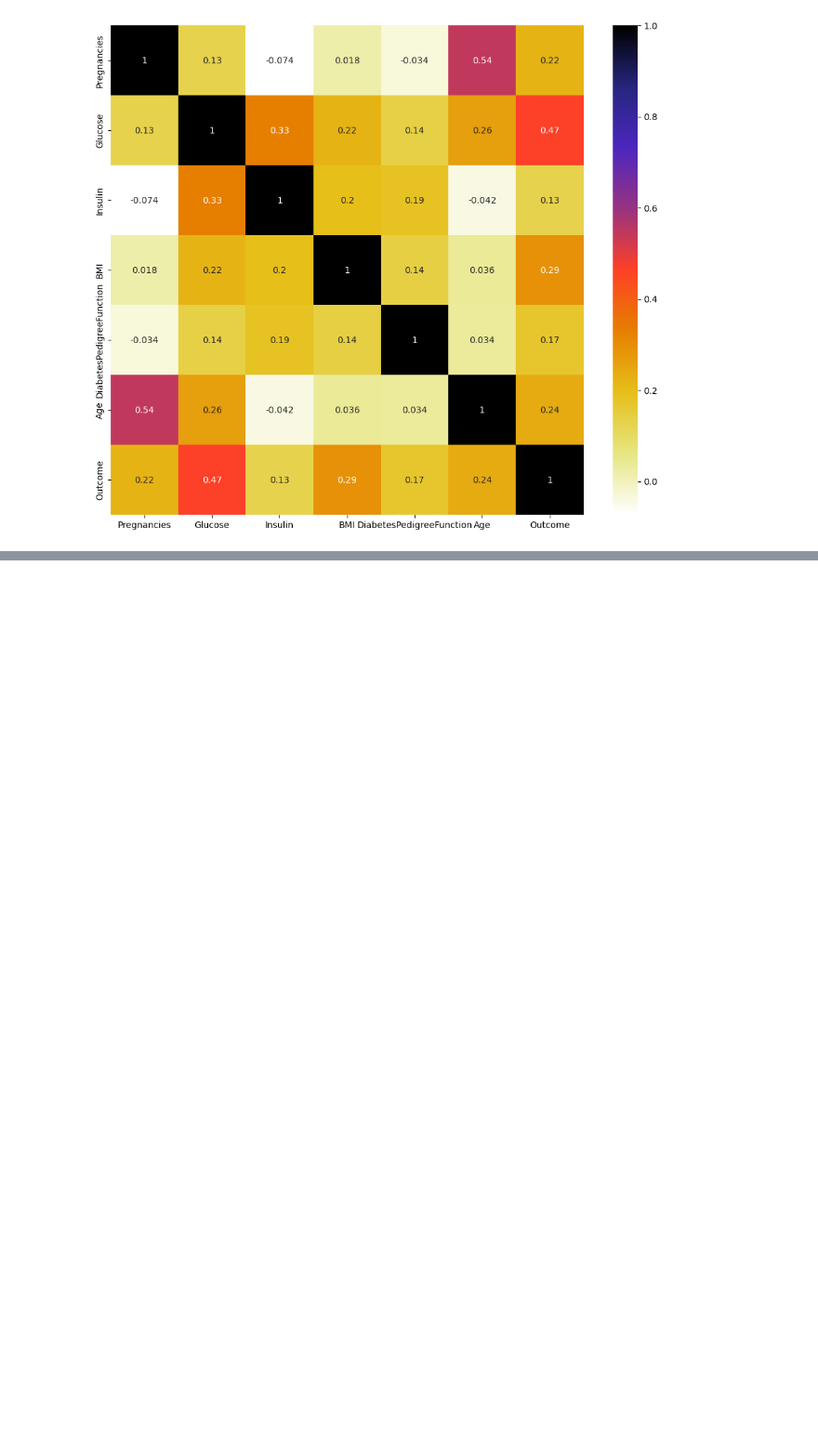
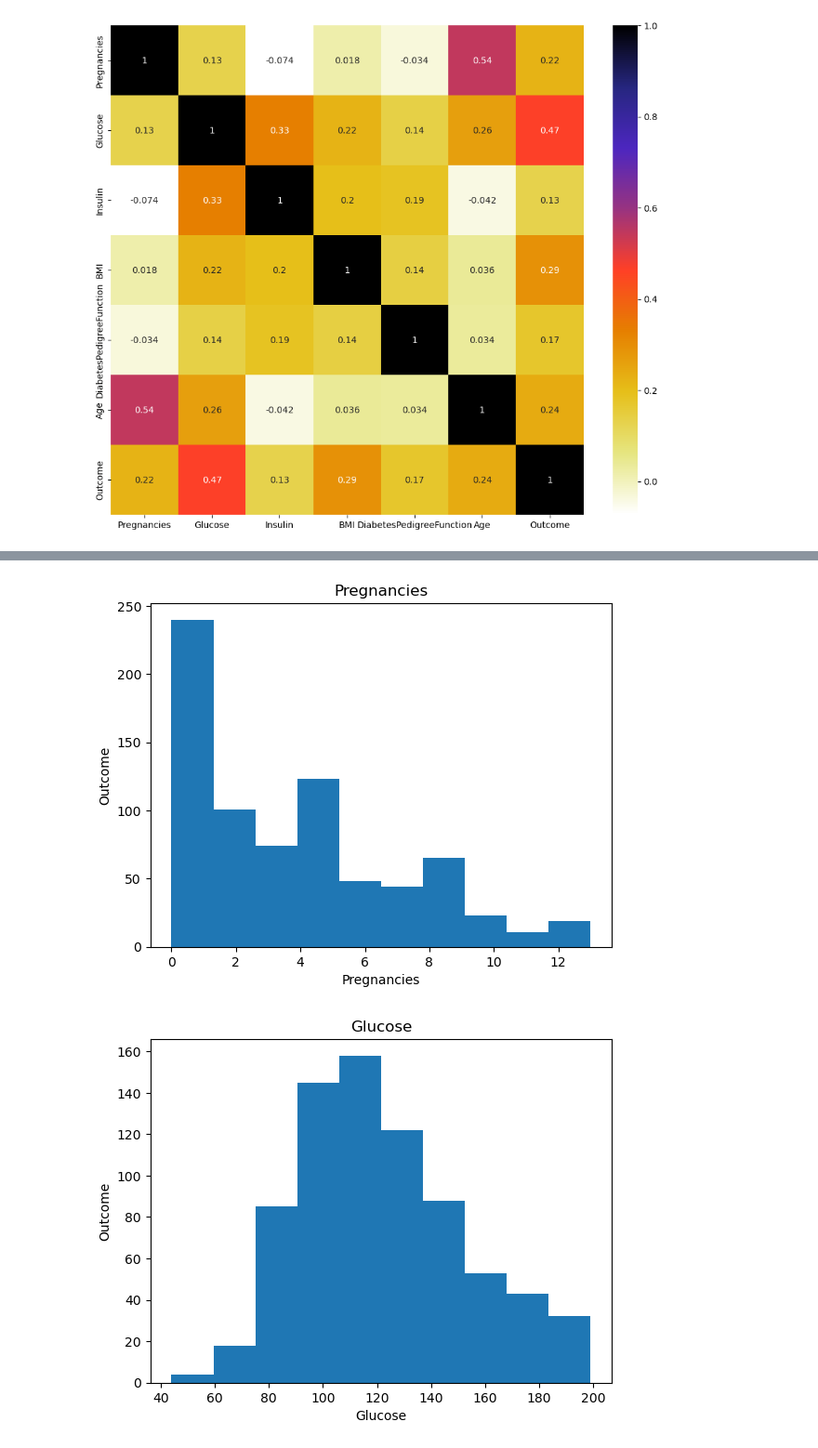
Before and after one commit to HUONSopanha/Introduction-to-Data-Science, a Jupyter notebook: Cleaning.ipynb, the cells around one changed output, grey strips where cells are left out. Shown at 93% size. Cells and saved outputs as stored; diff of their text form; code cells hidden in the pictures; blank space fills up the shorter version.

```diff
--- a/Cleaning.ipynb
+++ b/Cleaning.ipynb
@@ -84,0 +129,10 @@ for label in cols[:-1]:
+# %%
+for label in cols[:-1]:
+    plt.hist(df[label])
+    plt.title(label)
+    plt.ylabel('Outcome')
+    plt.xlabel(label)
+    plt.show()
+# %% [output]
+[figure, added]
+[figure, added]
```
Also changed, not shown: parts of 7 cells of this notebook.
